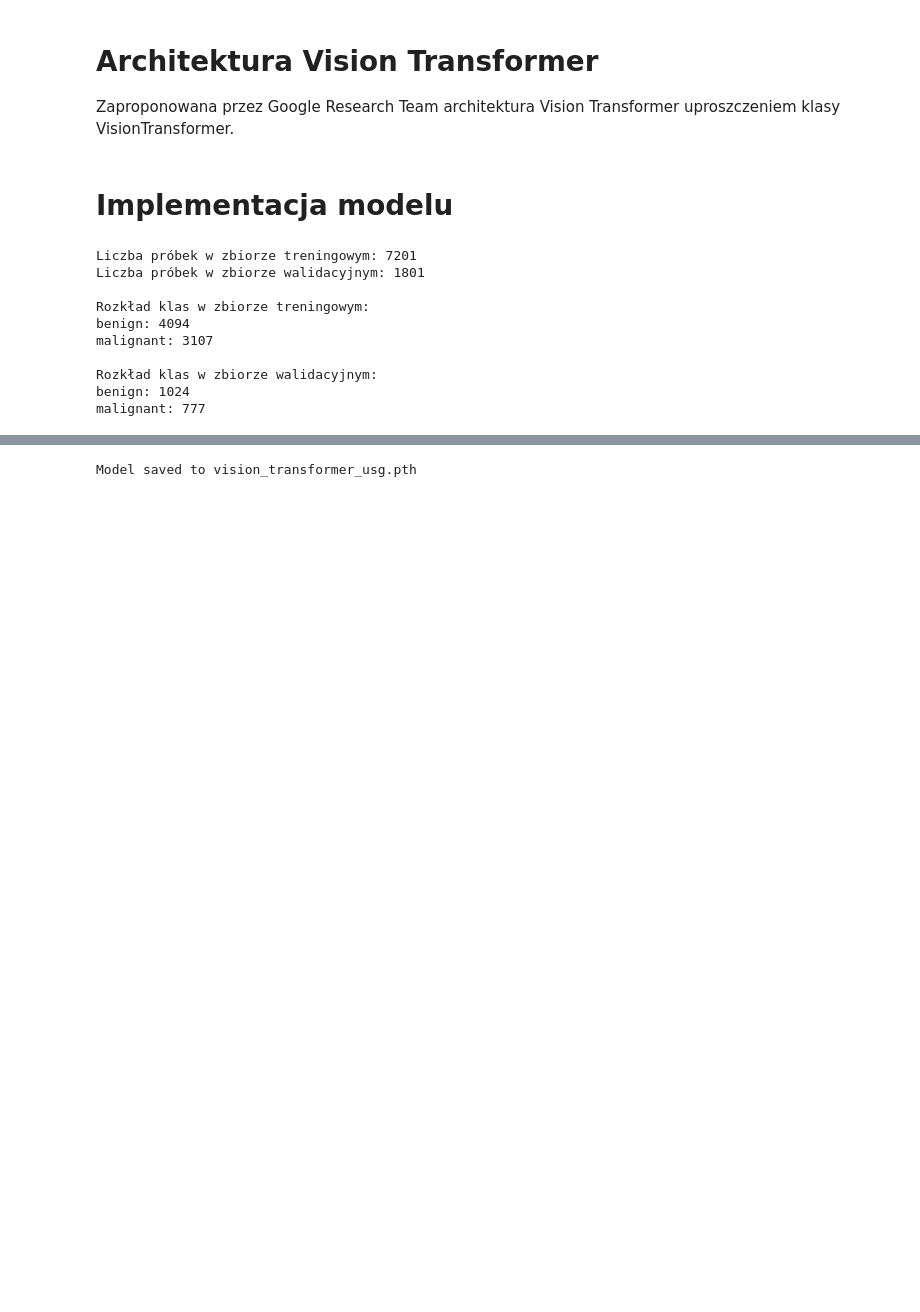
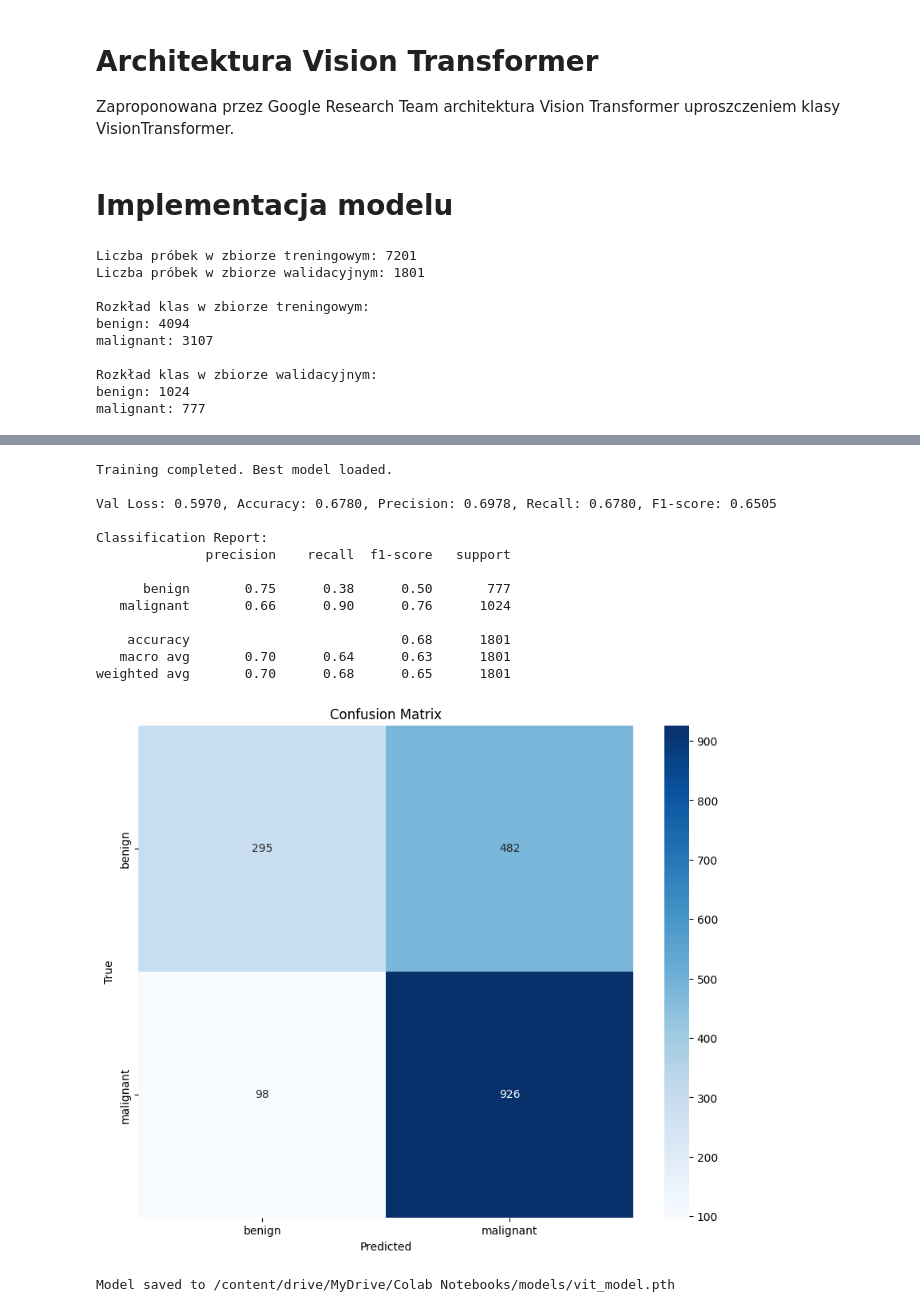
Before and after one commit to wujciak/Thesis-ViT-Thyroid, a Jupyter notebook: transformers_thesis.ipynb, the cells around one changed output, grey strips where cells are left out. Saved outputs shown, nothing was run; the diff lists cells and outputs as text; code cells hidden in the pictures; blank space fills up the shorter version.

Commit message:
Utworzono za pomocą Colab

```diff
--- a/transformers_thesis.ipynb
+++ b/transformers_thesis.ipynb
@@ -560,0 +454,24 @@ def evaluate_model(model, val_loader, criterion):
+# %%
+# Konfiguracja modelu pod zbiór danych
+custom_config = {
+    "img_size": img_size,
+    "patch_size": 16,
+    "in_chans": 1,
+    "n_classes": len(class_names),
+    "embed_dim": 768,
+    "depth": 12,
+    "n_heads": 12,
+    "qkv_bias": True,
+    "mlp_ratio": 4.0,
+    "p": 0.1,
+    "attn_p": 0.1,
+}
+
+model = VisionTransformers(**custom_config)
+device = torch.device("cuda" if torch.cuda.is_available() else "cpu")
+model.to(device)
+
+# Wytyczne treningu
+criterion = nn.CrossEntropyLoss()
+optimizer = optim.AdamW(model.parameters(), lr=1e-5, weight_decay=1e-7)  # dodanie weight decay
+EPOCHS = 30
@@ -563,7 +581,7 @@ def evaluate_model(model, val_loader, criterion):
 train_model(model, train_loader, val_loader, criterion, optimizer, EPOCHS)
 
 # Zapisz
-MODEL_PATH = "vision_transformer_usg.pth"
-torch.save(model.state_dict(), MODEL_PATH)
-print(f"Model saved to {MODEL_PATH}")
+model_path = "/content/drive/MyDrive/Colab Notebooks/models/vit_model.pth"
+torch.save(model.state_dict(), model_path)
+print(f"Model saved to {model_path}")
 # %% [output]
@@ -587 +605,15 @@ Training completed. Best model loaded.
-Model saved to vision_transformer_usg.pth
+Training completed. Best model loaded.
+
+Val Loss: 0.5970, Accuracy: 0.6780, Precision: 0.6978, Recall: 0.6780, F1-score: 0.6505
+
+Classification Report:
+              precision    recall  f1-score   support
+
+      benign       0.75      0.38      0.50       777
+   malignant       0.66      0.90      0.76      1024
+
+    accuracy                           0.68      1801
+   macro avg       0.70      0.64      0.63      1801
+weighted avg       0.70      0.68      0.65      1801
+[figure, added]
+Model saved to /content/drive/MyDrive/Colab Notebooks/models/vit_model.pth
```
Also changed, not shown: parts of 4 cells of this notebook.
